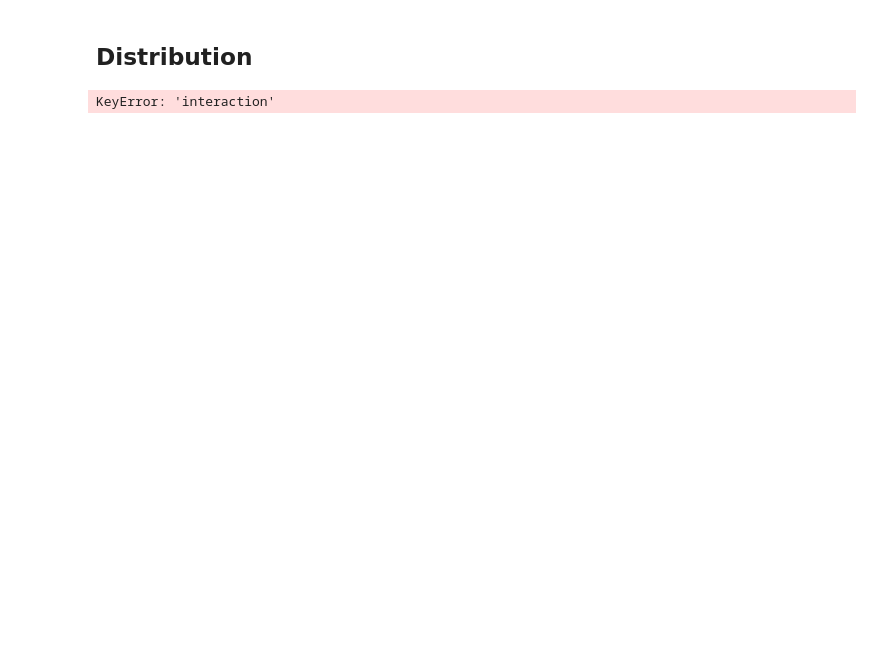
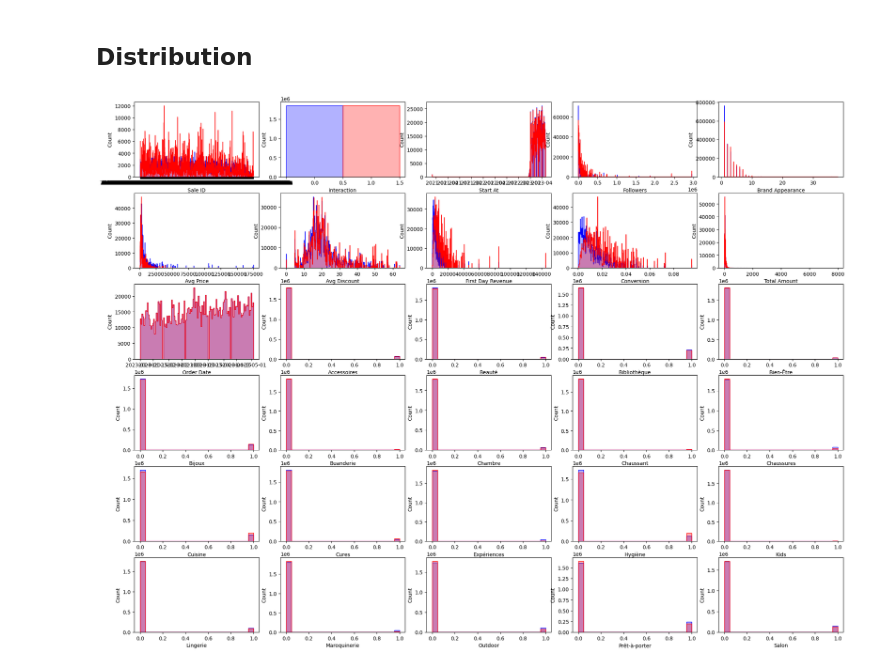
Before and after one commit to Priscille-Erulin/regression-recommendation, a Jupyter notebook: EDA.ipynb, the cells around one changed output. Cells and saved outputs as stored; diff of their text form; code cells hidden in the pictures; blank space fills up the shorter version.

```diff
--- a/EDA.ipynb
+++ b/EDA.ipynb
@@ -42,17 +33,17 @@ complete_data
 # %%
 target = 'interaction'
 # %%
-X= scored_data['followers']
+X= complete_data
 
 X0 = X[X[target]==0]
 X1 = X[X[target]==1]
 
 fig, axes = plt.subplots(ncols=5, nrows=6, figsize=(20,15))
 fig.tight_layout()
 
 for i, ax in zip(range(X.columns.size), axes.flat):
     sns.histplot(X0.iloc[:,i], color="blue", element="step", ax=ax,  alpha=0.3) #alpha is transparency!
     sns.histplot(X1.iloc[:,i], color="red", element="step", ax=ax,  alpha=0.3)
 plt.show()
 # %% [output]
-KeyError: 'interaction'
+[figure, added]
```
Also changed, not shown: parts of 12 cells of this notebook, 1 other file.
